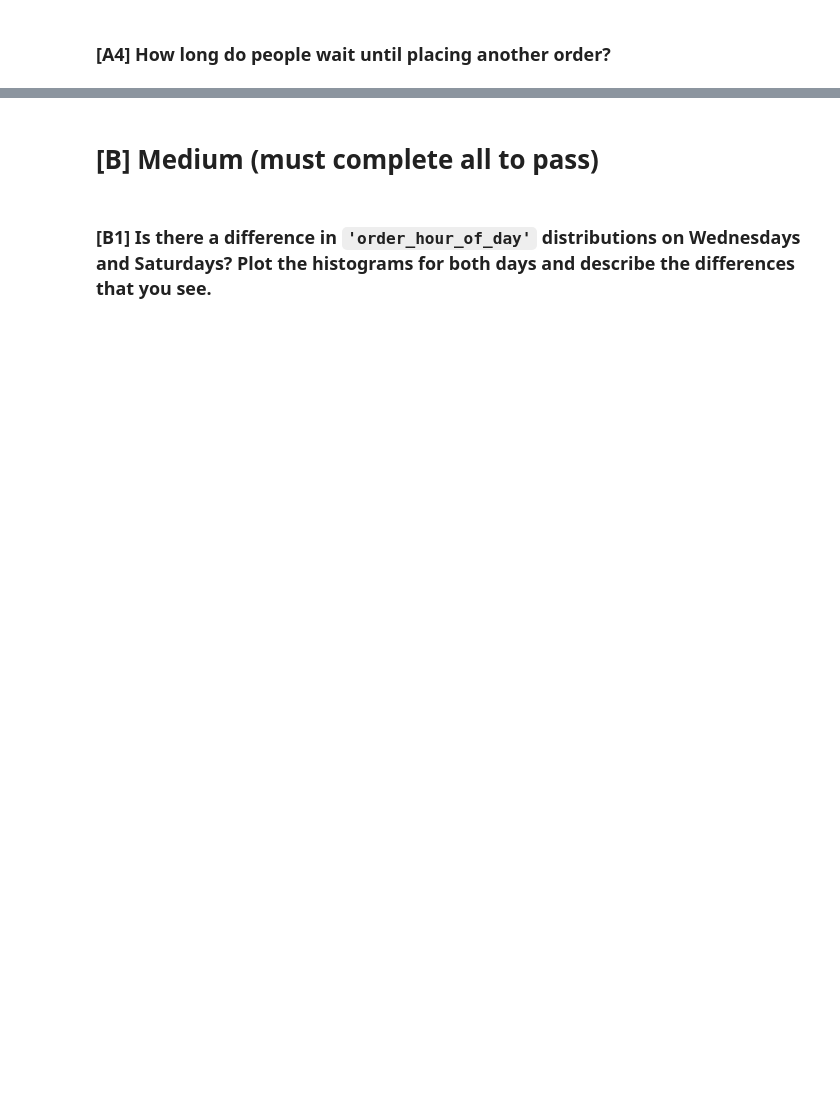
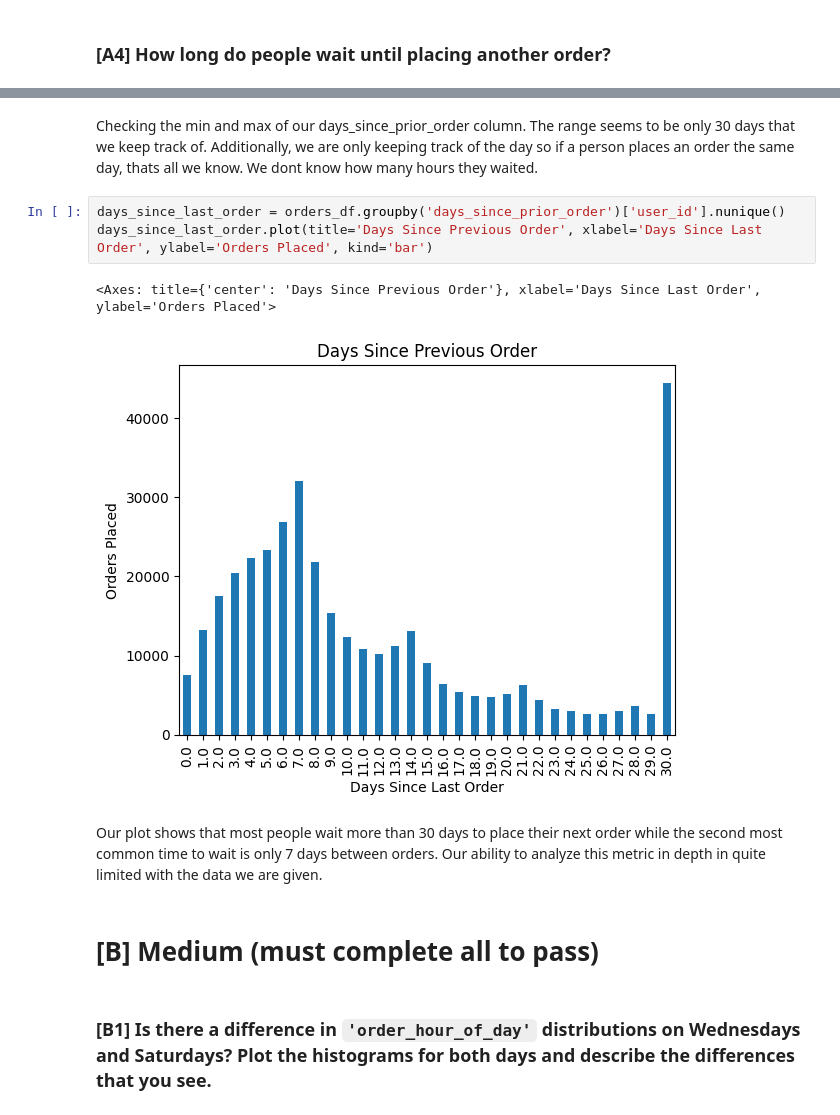
Before and after one commit to Dillona25/InstaCart-Data-Analysis, a Jupyter notebook: analysis.ipynb, the cells around one changed output, grey strips where cells are left out. Saved outputs shown, nothing was run; the diff lists cells and outputs as text; blank space fills up the shorter version.

```diff
--- a/analysis.ipynb
+++ b/analysis.ipynb
@@ -484,3 +495,13 @@ OverflowError: Exceeded cell block limit in Agg.  Please set the value of rcPara
+# %% [markdown]
+Checking the min and max of our days_since_prior_order column. The range seems to be only 30 days that we keep track of. Additionally, we are only keeping track of the day so if a person places an order the same day, thats all we know. We dont know how many hours they waited.
+# %%
+days_since_last_order = orders_df.groupby('days_since_prior_order')['user_id'].nunique()
+days_since_last_order.plot(title='Days Since Previous Order', xlabel='Days Since Last Order', ylabel='Orders Placed', kind='bar')
+# %% [output]
+<Axes: title={'center': 'Days Since Previous Order'}, xlabel='Days Since Last Order', ylabel='Orders Placed'>
+[figure, added]
+# %% [markdown]
+Our plot shows that most people wait more than 30 days to place their next order while the second most common time to wait is only 7 days between orders. Our ability to analyze this metric in depth in quite limited with the data we are given.
 # %% [markdown]
 # [B] Medium (must complete all to pass)
 # %% [markdown]
```
Also changed, not shown: parts of 7 cells of this notebook.
